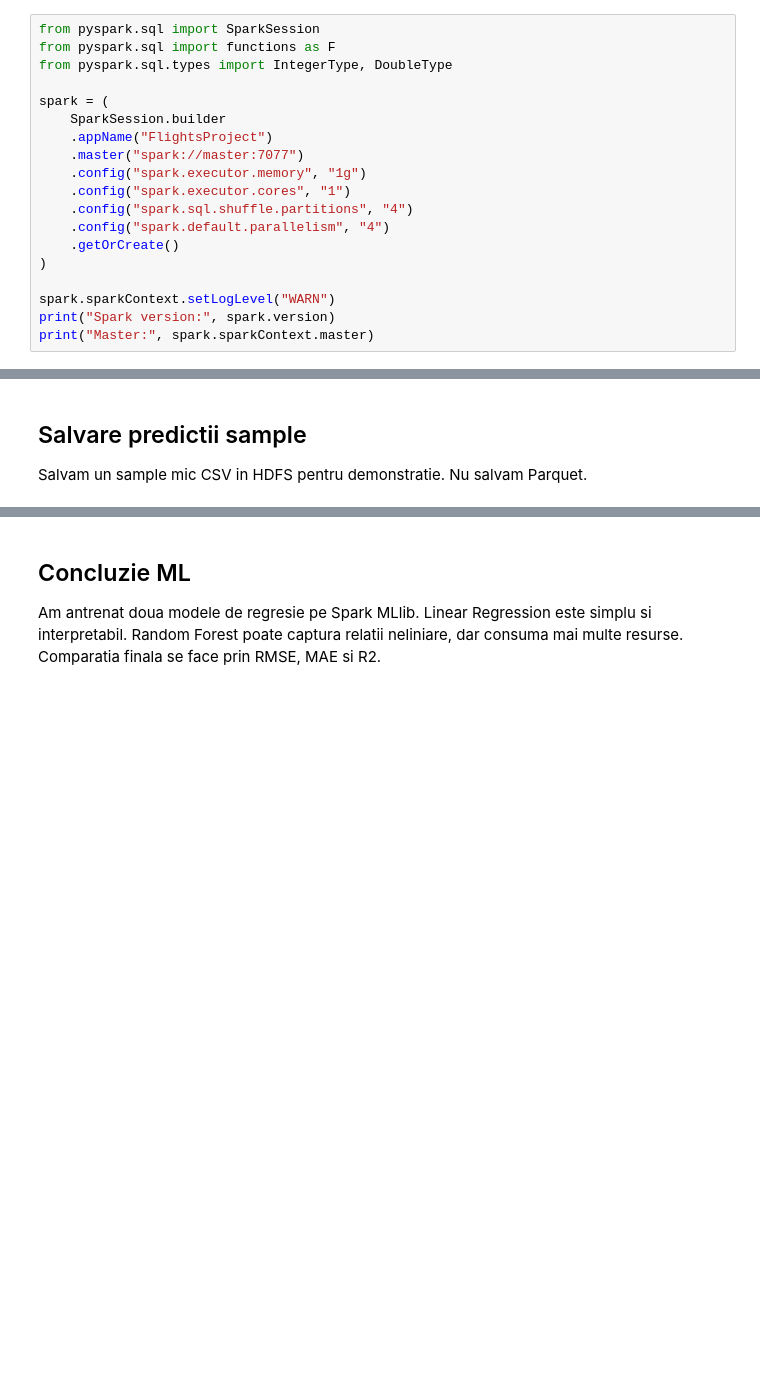
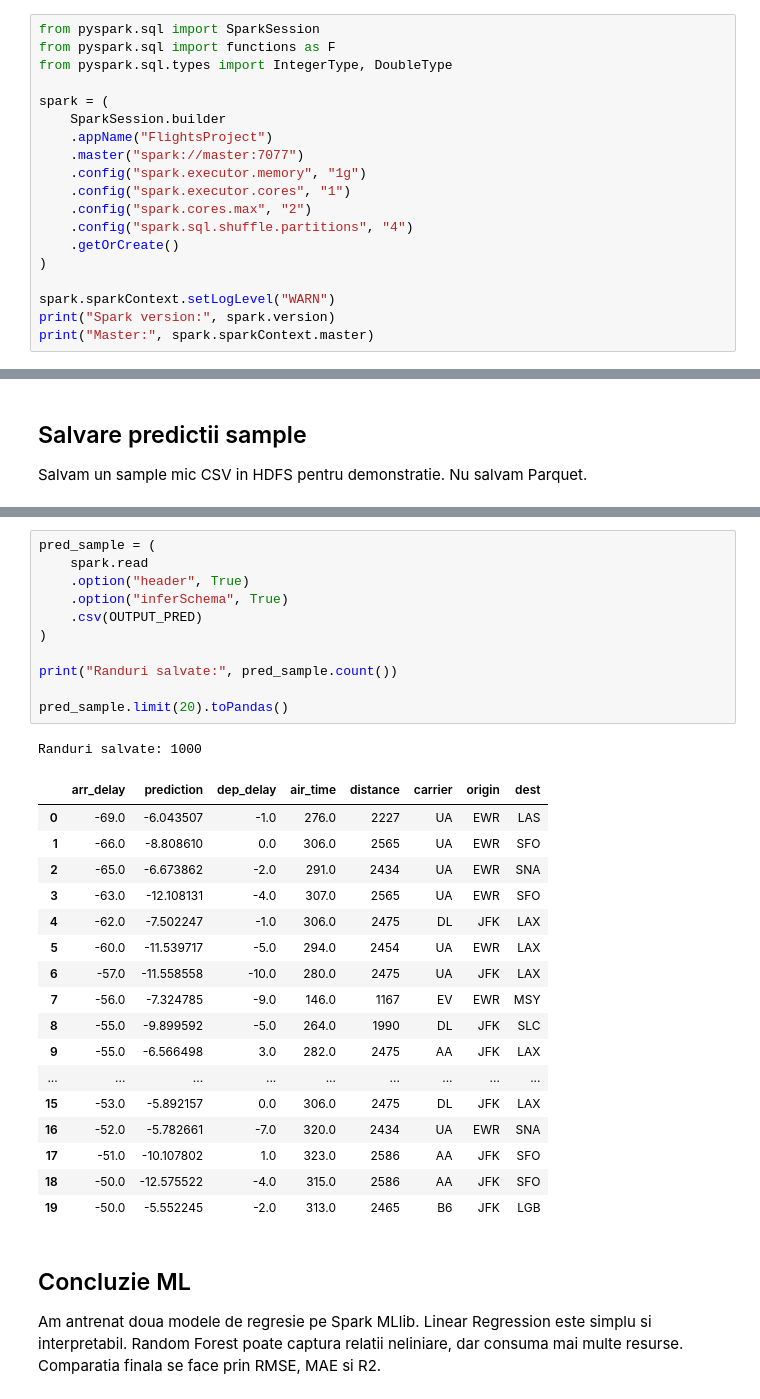
Before and after one commit to Alexandru-Zosin/proiect_hadoop_spark, a Jupyter notebook: notebooks/04_ml_models.ipynb, the cells around one changed output, grey strips where cells are left out. Saved outputs shown, nothing was run; the diff lists cells and outputs as text; blank space fills up the shorter version.

```diff
--- a/notebooks/04_ml_models.ipynb
+++ b/notebooks/04_ml_models.ipynb
@@ -15,8 +15,8 @@ spark = (
     .master("spark://master:7077")
     .config("spark.executor.memory", "1g")
     .config("spark.executor.cores", "1")
+    .config("spark.cores.max", "2")
     .config("spark.sql.shuffle.partitions", "4")
-    .config("spark.default.parallelism", "4")
     .getOrCreate()
 )
 
@@ -163,3 +237,33 @@ print("Saved predictions sample to:", OUTPUT_PRED)
+# %%
+pred_sample = (
+    spark.read
+    .option("header", True)
+    .option("inferSchema", True)
+    .csv(OUTPUT_PRED)
+)
+
+print("Randuri salvate:", pred_sample.count())
+
+pred_sample.limit(20).toPandas()
+# %% [output]
+Randuri salvate: 1000
+|  | arr_delay | prediction | dep_delay | air_time | distance | carrier | origin | dest |
+| 0 | -69.0 | -6.043507 | -1.0 | 276.0 | 2227 | UA | EWR | LAS |
+| 1 | -66.0 | -8.808610 | 0.0 | 306.0 | 2565 | UA | EWR | SFO |
+| 2 | -65.0 | -6.673862 | -2.0 | 291.0 | 2434 | UA | EWR | SNA |
+| 3 | -63.0 | -12.108131 | -4.0 | 307.0 | 2565 | UA | EWR | SFO |
+| 4 | -62.0 | -7.502247 | -1.0 | 306.0 | 2475 | DL | JFK | LAX |
+| 5 | -60.0 | -11.539717 | -5.0 | 294.0 | 2454 | UA | EWR | LAX |
+| 6 | -57.0 | -11.558558 | -10.0 | 280.0 | 2475 | UA | JFK | LAX |
+| 7 | -56.0 | -7.324785 | -9.0 | 146.0 | 1167 | EV | EWR | MSY |
+| 8 | -55.0 | -9.899592 | -5.0 | 264.0 | 1990 | DL | JFK | SLC |
+| 9 | -55.0 | -6.566498 | 3.0 | 282.0 | 2475 | AA | JFK | LAX |
+| ... | ... | ... | ... | ... | ... | ... | ... | ... |
+| 15 | -53.0 | -5.892157 | 0.0 | 306.0 | 2475 | DL | JFK | LAX |
+| 16 | -52.0 | -5.782661 | -7.0 | 320.0 | 2434 | UA | EWR | SNA |
+| 17 | -51.0 | -10.107802 | 1.0 | 323.0 | 2586 | AA | JFK | SFO |
+| 18 | -50.0 | -12.575522 | -4.0 | 315.0 | 2586 | AA | JFK | SFO |
+| 19 | -50.0 | -5.552245 | -2.0 | 313.0 | 2465 | B6 | JFK | LGB |
 # %% [markdown]
 ## Concluzie ML
 
```
Also changed, not shown: parts of 8 cells of this notebook, 4 other files.
